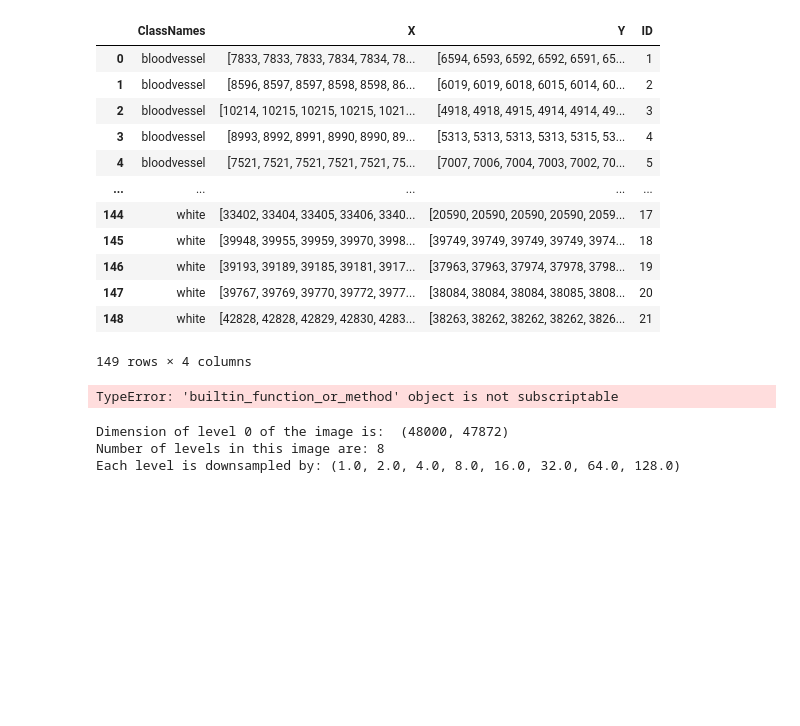
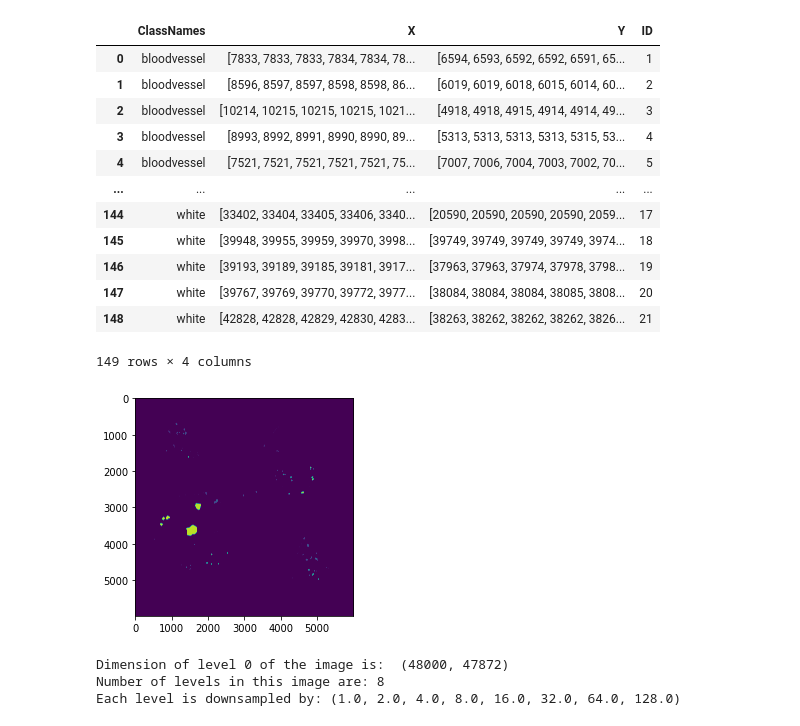
Before and after one commit to Wirtz-Lab/wsi_analysis, a Jupyter notebook: kevin/kevin_training.ipynb, the cells around one changed output. Cells and saved outputs as stored; diff of their text form; code cells hidden in the pictures; blank space fills up the shorter version.

```diff
--- a/kevin/kevin_training.ipynb
+++ b/kevin/kevin_training.ipynb
@@ -133,18 +133,42 @@ coord_df_1
 # %%
 from sklearn.preprocessing import LabelEncoder
 coord_df_1 = xml_to_df(r'\\fatherserverdw\kyuex\clue images\annotations\12class\2022-06-07 13.18.40.xml')
 slide = openslide.open_slide(r'\\fatherserverdw\kyuex\clue images\2022-06-07 13.18.40.ndpi')
 rgb_dim = slide.dimensions
 blank = np.zeros(rgb_dim, dtype = np.uint8)
 le = LabelEncoder()
 coord_df_1["ClassLabels"] = le.fit_transform(coord_df_1.ClassNames.values)
 nlabels = coord_df_1.ClassLabels.nunique()
 
+
 for label in range(nlabels):
-    dflabel = coord_df_1.iloc[0:coord_df_1[coord_df_1.ClassLabels == label].index[0]]
-    #print(dflabel)
+    dflabel = coord_df_1.iloc[coord_df_1[coord_df_1.ClassLabels == label].index[0]:coord_df_1[coord_df_1.ClassLabels == label].index[-1]]
+    for idx, row in dflabel.iterrows():
+        xx = row.X
+        yy = row.Y
+        xy = list(zip(xx,yy))
+        contours = np.array(xy)
+        mask = cv2.fillPoly(blank, pts=[contours.astype(int)], color=idx+1)
+        target_level = slide.get_best_level_for_downsample(10)
+        target_dim = slide.level_dimensions[target_level]
+        rsf = [x/y for x,y in zip(rgb_dim,target_dim)]
+        image_resized = slide.read_region(location=(0,0),level=target_level,size=target_dim)
+        mask_resized = cv2.resize(mask,[_//round(rsf[0]) for _ in mask.shape],interpolation=cv2.INTER_NEAREST)
+        plt.imshow(mask_resized)
+# for idx, row in coord_df.iterrows():
+#         xx = row.X
+#         yy = row.Y
+#         xy = list(zip(xx,yy))
+#         contours = np.array(xy)
+#         mask = cv2.fillPoly(blank, pts=[contours.astype(int)], color=idx+1)
+#     target_level = slide.get_best_level_for_downsample(downsample_factor)
+#     target_dim = slide.level_dimensions[target_level]
+#     rsf = [x/y for x,y in zip(rgb_dim,target_dim)]
+#     image_resized = slide.read_region(location=(0,0),level=target_level,size=target_dim)
+#     mask_resized = cv2.resize(mask,[_//round(rsf[0]) for _ in mask.shape],interpolation=cv2.INTER_NEAREST)
+#     return image_resized,mask_resized
 # %% [output]
-TypeError: 'builtin_function_or_method' object is not subscriptable
+[figure, added]
 # %%
 image1, mask1 = df_to_image_mask(r'\\fatherserverdw\kyuex\clue images\annotations\12class\2022-06-07 13.18.40.xml',r'\\fatherserverdw\kyuex\clue images\2022-06-07 13.18.40.ndpi',10)
 # %% [output]
```
Also changed, not shown: parts of 1 cell of this notebook.
